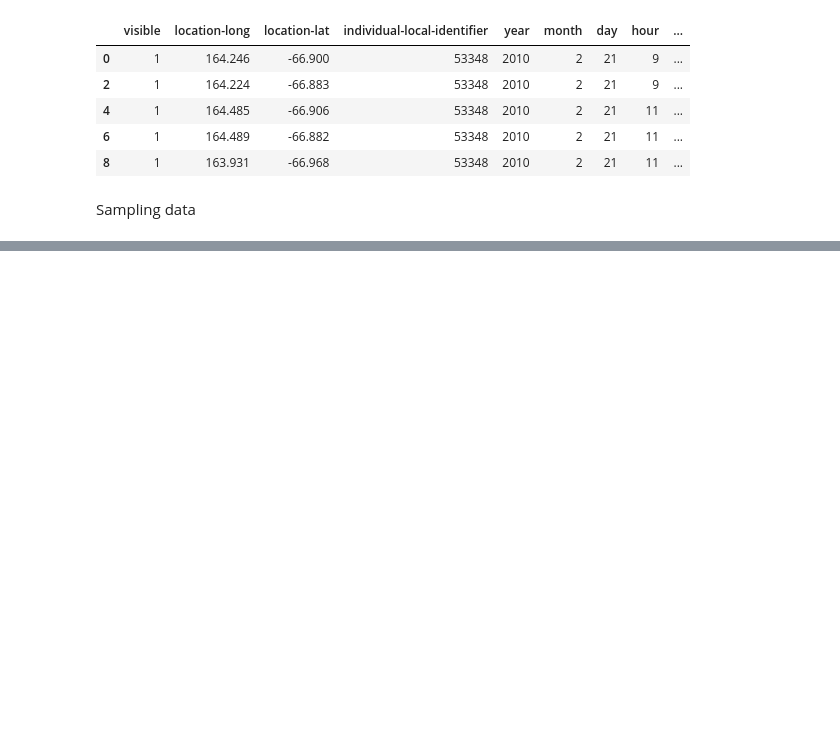
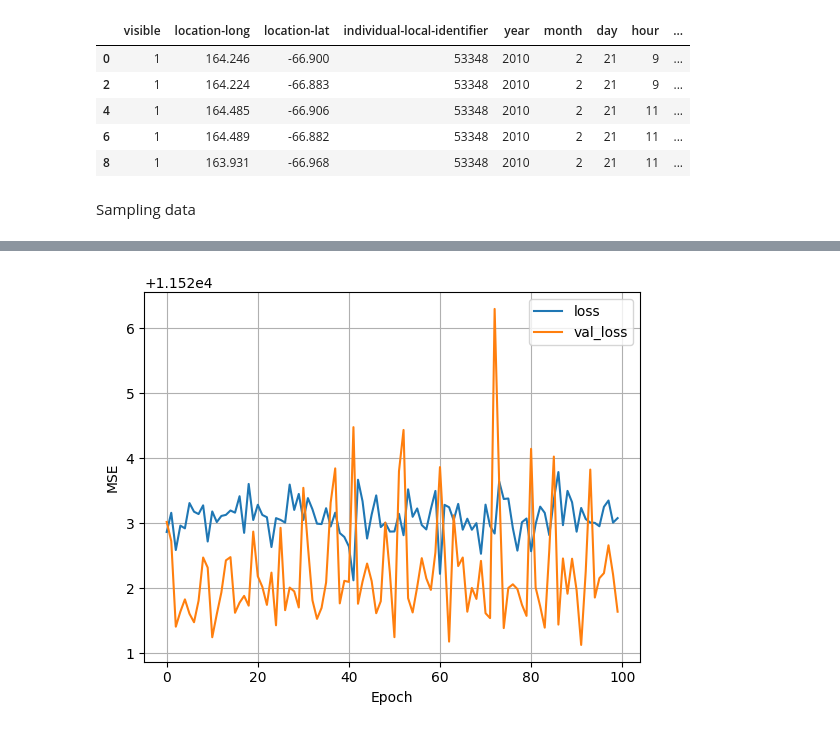
Before and after one commit to CallumRobertson-Cox/humpback-whale-migration, a Jupyter notebook: whale_migration.ipynb, the cells around one changed output, grey strips where cells are left out. Saved outputs shown, nothing was run; the diff lists cells and outputs as text; code cells hidden in the pictures; blank space fills up the shorter version.

```diff
--- a/whale_migration.ipynb
+++ b/whale_migration.ipynb
@@ -219,7 +214,7 @@ def scale_set(dataframe, oversample = False):
     scalar = StandardScaler()
     x = scalar.fit_transform(x)
 
-    data = np.hstack((x, np.reshape(y, (-1,1))))
+    data = np.hstack((x, y))
 
     return data, x, y
 # %%
@@ -230,0 +224,12 @@ ValueError: all the input array dimensions except for the concatenation axis mus
+# %%
+nn = tf.keras.Sequential([
+    tf.keras.layers.Dense(1)
+])
+# %%
+nn.compile(optimizer=tf.keras.optimizers.Adam(learning_rate=0.1), loss='mean_squared_error')
+# %%
+history = nn.fit(
+    X_train, y_train,
+    epochs = 100,
+    validation_data = (X_valid, y_valid)
+)
@@ -230,0 +254,4 @@ ValueError: all the input array dimensions except for the concatenation axis mus
+# %%
+plot_loss(history)
+# %% [output]
+[figure, added]
```
Also changed, not shown: parts of 9 cells of this notebook.
